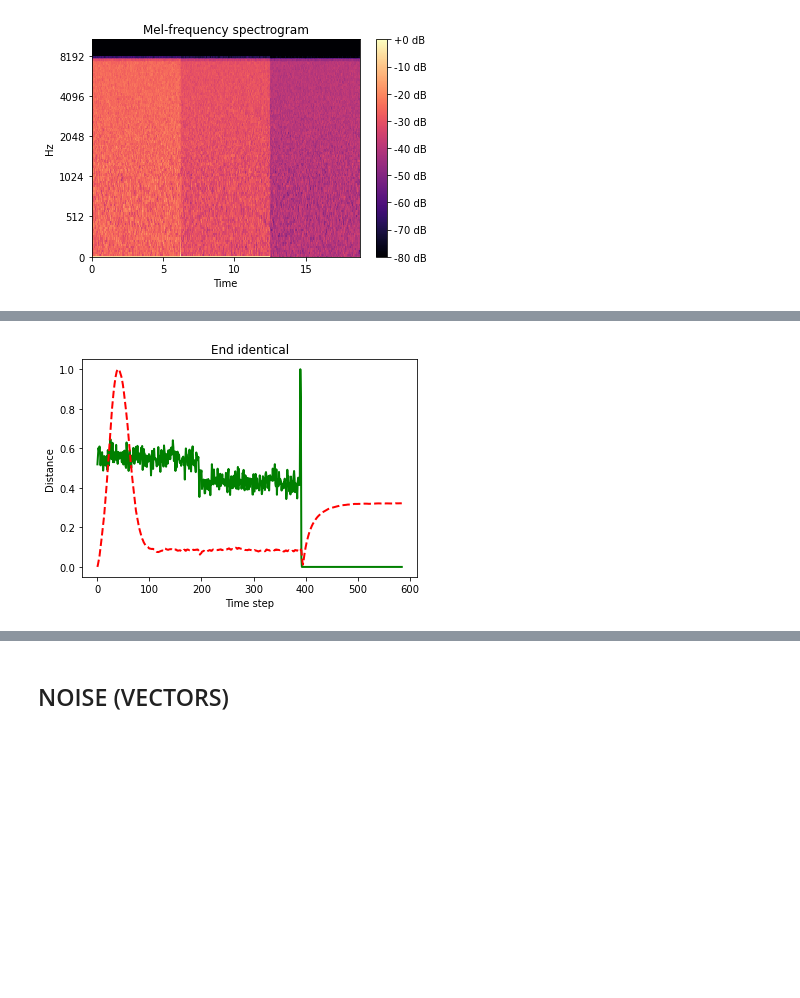
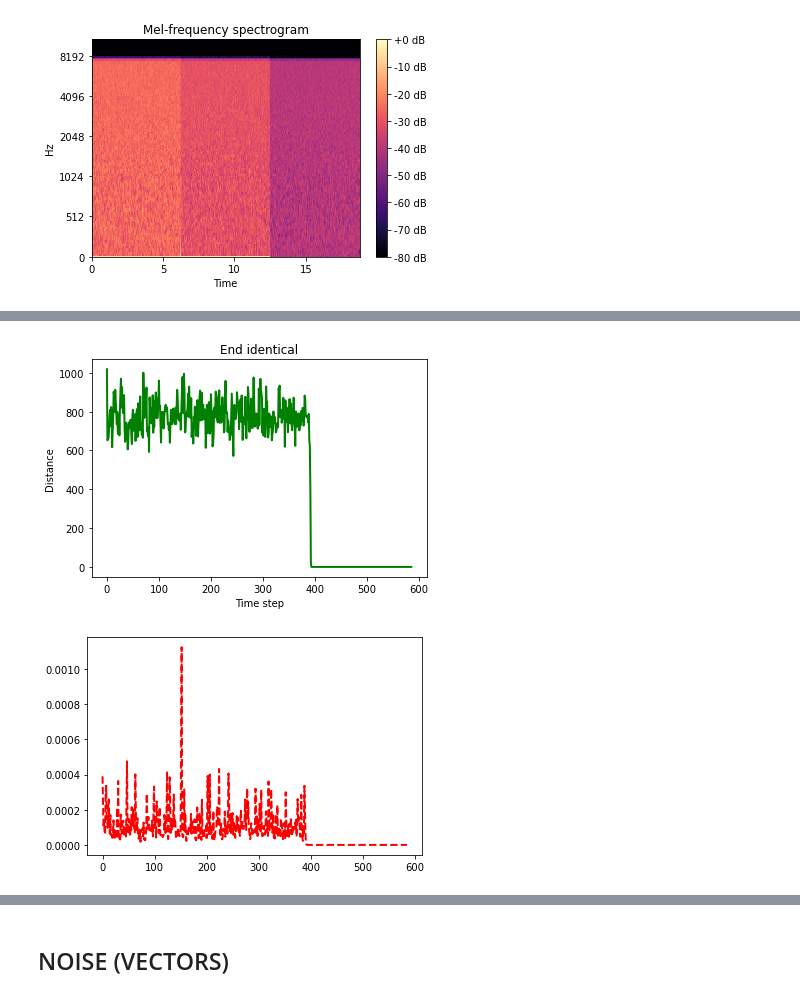
Before and after one commit to n-ika/esn, a Jupyter notebook: ESN_nika.ipynb, the cells around one changed output, grey strips where cells are left out. Saved outputs shown, nothing was run; the diff lists cells and outputs as text; code cells hidden in the pictures; blank space fills up the shorter version.

```diff
--- a/ESN_nika.ipynb
+++ b/ESN_nika.ipynb
@@ -83,7 +83,7 @@ def compare_data(s1, s2):
     result = []
     for n in range(N):
         result.append(distance.euclidean(s1[n],s2[n]))
-    result = (result - np.min(result)) / (np.max(result) - np.min(result))
+#     result = (result - np.min(result)) / (np.max(result) - np.min(result))
     return result
 # %% [markdown]
 ## TESTS
@@ -216,15 +208,15 @@ ax.set(title='Mel-frequency spectrogram')
 [Text(0.5, 1.0, 'Mel-frequency spectrogram')]
 [figure]
 # %%
-noise1 = np.random.normal(-1, 0.9, size=100000)
+noise1 = np.random.normal(0, 1, size=100000)
 
-noise2 = np.random.normal(1, 0.5, size=100000)
+noise2 = np.random.normal(0, 1, size=100000)
 
-noise3 = np.random.normal(0, 0.3, size=100000)
+noise3 = np.random.normal(0, 1, size=100000)
 
-noise4 = np.random.normal(-0.5, 0.7, size=100000)
+noise4 = np.random.normal(0, 1, size=100000)
 
-noise5 = np.random.normal(0.5, 0.1, size=100000)
+noise5 = np.random.normal(0, 1, size=100000)
 # %%
 start1 = np.concatenate((noise5, noise2, noise3))
 start2 = np.concatenate((noise5, noise4, noise1))
@@ -264,19 +259,22 @@ plt.show()
 # %%
 end_stim = compare_data(end_id1, end_id2)
 
-end_esn1 = esn_sys(end_id1, alpha = 0.015, beta = 0.015)[1]
-end_esn2 = esn_sys(end_id2, alpha = 0.015, beta = 0.015)[1]
+end_esn1 = esn_sys(end_id1, alpha = 0.001, beta = 0.001)[0]
+end_esn2 = esn_sys(end_id2, alpha = 0.001, beta = 0.001)[0]
 
 end_sys = compare_data(end_esn1, end_esn2)
 
 plt.title("End identical")
 plt.xlabel("Time step")
 plt.ylabel("Distance")
 plt.plot(end_stim, color ="green", linewidth=2)
+
+plt.figure()
 plt.plot(end_sys, color ="red", linewidth=2, linestyle='dashed')
 plt.show()
 # %% [output]
-[figure, old version]
+[figure, new version]
+[figure, added]
 # %%
 mid_stim = compare_data(mid_id1, mid_id2)
 
```
Also changed, not shown: parts of 24 cells of this notebook.
